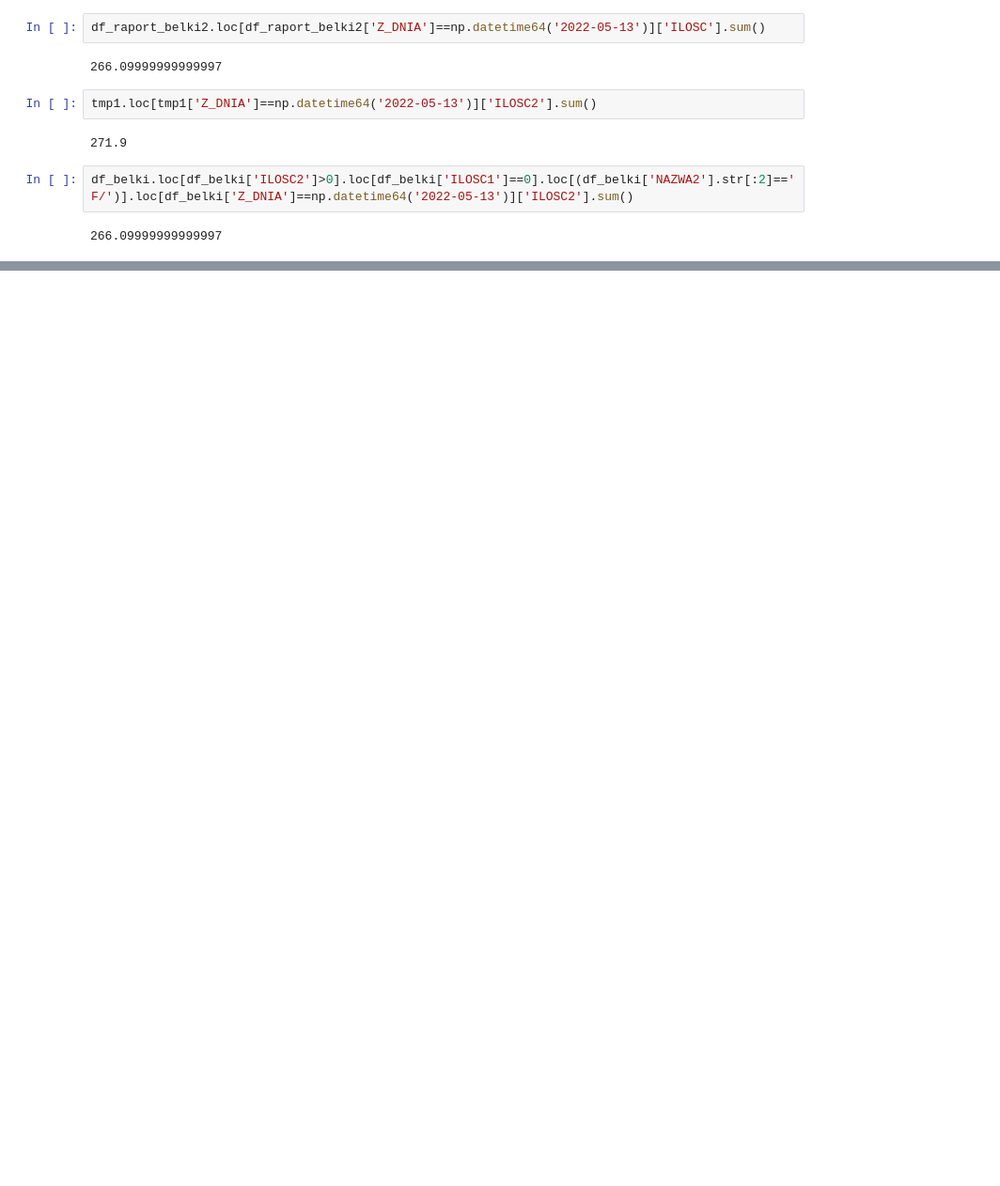
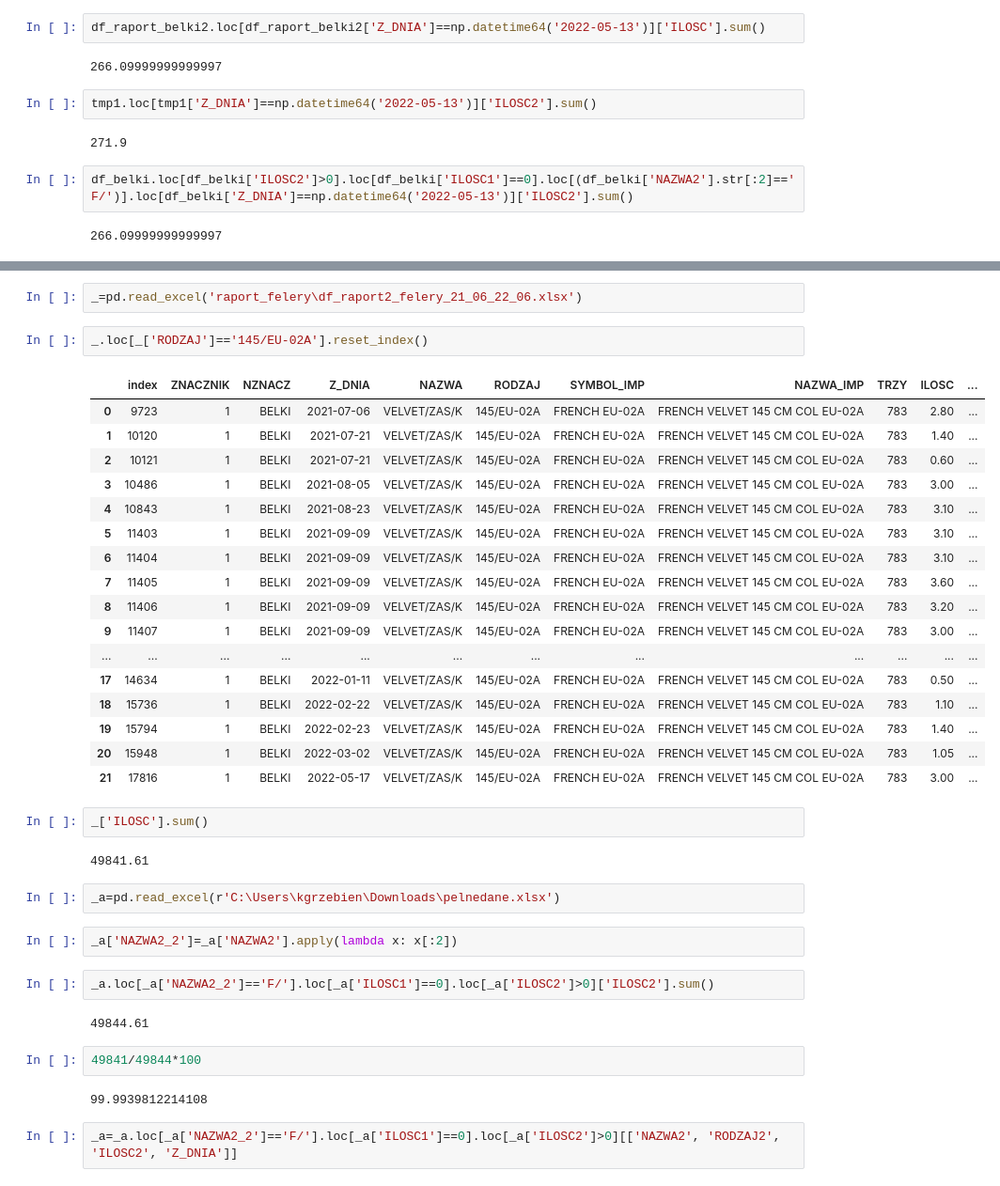
Before and after one commit to plggrzybuch/reklamacje, a Jupyter notebook: raport_felery.ipynb, the cells around one changed output, grey strips where cells are left out. Shown at 94% size. Saved outputs shown, nothing was run; the diff lists cells and outputs as text; blank space fills up the shorter version.

```diff
--- a/raport_felery.ipynb
+++ b/raport_felery.ipynb
@@ -421,3 +421,43 @@ df_belki.loc[df_belki['ILOSC2']>0].loc[df_belki['ILOSC1']==0].loc[(df_belki['NAZ
 | 55333 | SC6000065244 | 2022-05-13 | VELVET/ZAS/GRAN | 145/EU-30-1 | 9.61 | 0.0 | F/VELVET/ZAS/GRA | 145/EU-30-1 | 9.61 | 28.0 | 333783 | ... |
 | 55105 | SC6000065244 | 2022-05-13 | 21630/K | 300/02 | 15.78 | 0.0 | F/21630/K | 300/02 | 15.78 | 29.5 | 327745 | ... |
 | 55149 | SC6000065244 | 2022-05-13 | 9291/B | 300/V090 | 8.68 | 0.0 | F/9291/B | 300/V090 | 8.68 | 34.6 | 361230 | ... |
+# %%
+_=pd.read_excel('raport_felery\df_raport2_felery_21_06_22_06.xlsx')
+# %%
+_.loc[_['RODZAJ']=='145/EU-02A'].reset_index()
+# %% [output]
+|  | index | ZNACZNIK | NZNACZ | Z_DNIA | NAZWA | RODZAJ | SYMBOL_IMP | NAZWA_IMP | TRZY | ILOSC | ... |
+| 0 | 9723 | 1 | BELKI | 2021-07-06 | VELVET/ZAS/K | 145/EU-02A | FRENCH EU-02A | FRENCH VELVET 145 CM COL EU-02A | 783 | 2.80 | ... |
+| 1 | 10120 | 1 | BELKI | 2021-07-21 | VELVET/ZAS/K | 145/EU-02A | FRENCH EU-02A | FRENCH VELVET 145 CM COL EU-02A | 783 | 1.40 | ... |
+| 2 | 10121 | 1 | BELKI | 2021-07-21 | VELVET/ZAS/K | 145/EU-02A | FRENCH EU-02A | FRENCH VELVET 145 CM COL EU-02A | 783 | 0.60 | ... |
+| 3 | 10486 | 1 | BELKI | 2021-08-05 | VELVET/ZAS/K | 145/EU-02A | FRENCH EU-02A | FRENCH VELVET 145 CM COL EU-02A | 783 | 3.00 | ... |
+| 4 | 10843 | 1 | BELKI | 2021-08-23 | VELVET/ZAS/K | 145/EU-02A | FRENCH EU-02A | FRENCH VELVET 145 CM COL EU-02A | 783 | 3.10 | ... |
+| 5 | 11403 | 1 | BELKI | 2021-09-09 | VELVET/ZAS/K | 145/EU-02A | FRENCH EU-02A | FRENCH VELVET 145 CM COL EU-02A | 783 | 3.10 | ... |
+| 6 | 11404 | 1 | BELKI | 2021-09-09 | VELVET/ZAS/K | 145/EU-02A | FRENCH EU-02A | FRENCH VELVET 145 CM COL EU-02A | 783 | 3.10 | ... |
+| 7 | 11405 | 1 | BELKI | 2021-09-09 | VELVET/ZAS/K | 145/EU-02A | FRENCH EU-02A | FRENCH VELVET 145 CM COL EU-02A | 783 | 3.60 | ... |
+| 8 | 11406 | 1 | BELKI | 2021-09-09 | VELVET/ZAS/K | 145/EU-02A | FRENCH EU-02A | FRENCH VELVET 145 CM COL EU-02A | 783 | 3.20 | ... |
+| 9 | 11407 | 1 | BELKI | 2021-09-09 | VELVET/ZAS/K | 145/EU-02A | FRENCH EU-02A | FRENCH VELVET 145 CM COL EU-02A | 783 | 3.00 | ... |
+| ... | ... | ... | ... | ... | ... | ... | ... | ... | ... | ... | ... |
+| 17 | 14634 | 1 | BELKI | 2022-01-11 | VELVET/ZAS/K | 145/EU-02A | FRENCH EU-02A | FRENCH VELVET 145 CM COL EU-02A | 783 | 0.50 | ... |
+| 18 | 15736 | 1 | BELKI | 2022-02-22 | VELVET/ZAS/K | 145/EU-02A | FRENCH EU-02A | FRENCH VELVET 145 CM COL EU-02A | 783 | 1.10 | ... |
+| 19 | 15794 | 1 | BELKI | 2022-02-23 | VELVET/ZAS/K | 145/EU-02A | FRENCH EU-02A | FRENCH VELVET 145 CM COL EU-02A | 783 | 1.40 | ... |
+| 20 | 15948 | 1 | BELKI | 2022-03-02 | VELVET/ZAS/K | 145/EU-02A | FRENCH EU-02A | FRENCH VELVET 145 CM COL EU-02A | 783 | 1.05 | ... |
+| 21 | 17816 | 1 | BELKI | 2022-05-17 | VELVET/ZAS/K | 145/EU-02A | FRENCH EU-02A | FRENCH VELVET 145 CM COL EU-02A | 783 | 3.00 | ... |
+# %%
+_['ILOSC'].sum()
+# %% [output]
+49841.61
+# %%
+_a=pd.read_excel(r'C:\Users\kgrzebien\Downloads\pelnedane.xlsx')
+# %%
+_a['NAZWA2_2']=_a['NAZWA2'].apply(lambda x: x[:2])
+# %%
+_a.loc[_a['NAZWA2_2']=='F/'].loc[_a['ILOSC1']==0].loc[_a['ILOSC2']>0]['ILOSC2'].sum()
+# %% [output]
+49844.61
+# %%
+49841/49844*100
+# %% [output]
+99.9939812214108
+# %%
+_a=_a.loc[_a['NAZWA2_2']=='F/'].loc[_a['ILOSC1']==0].loc[_a['ILOSC2']>0][['NAZWA2', 'RODZAJ2', 'ILOSC2', 'Z_DNIA']]
```
Also changed, not shown: parts of 5 cells of this notebook, 1 other file.
